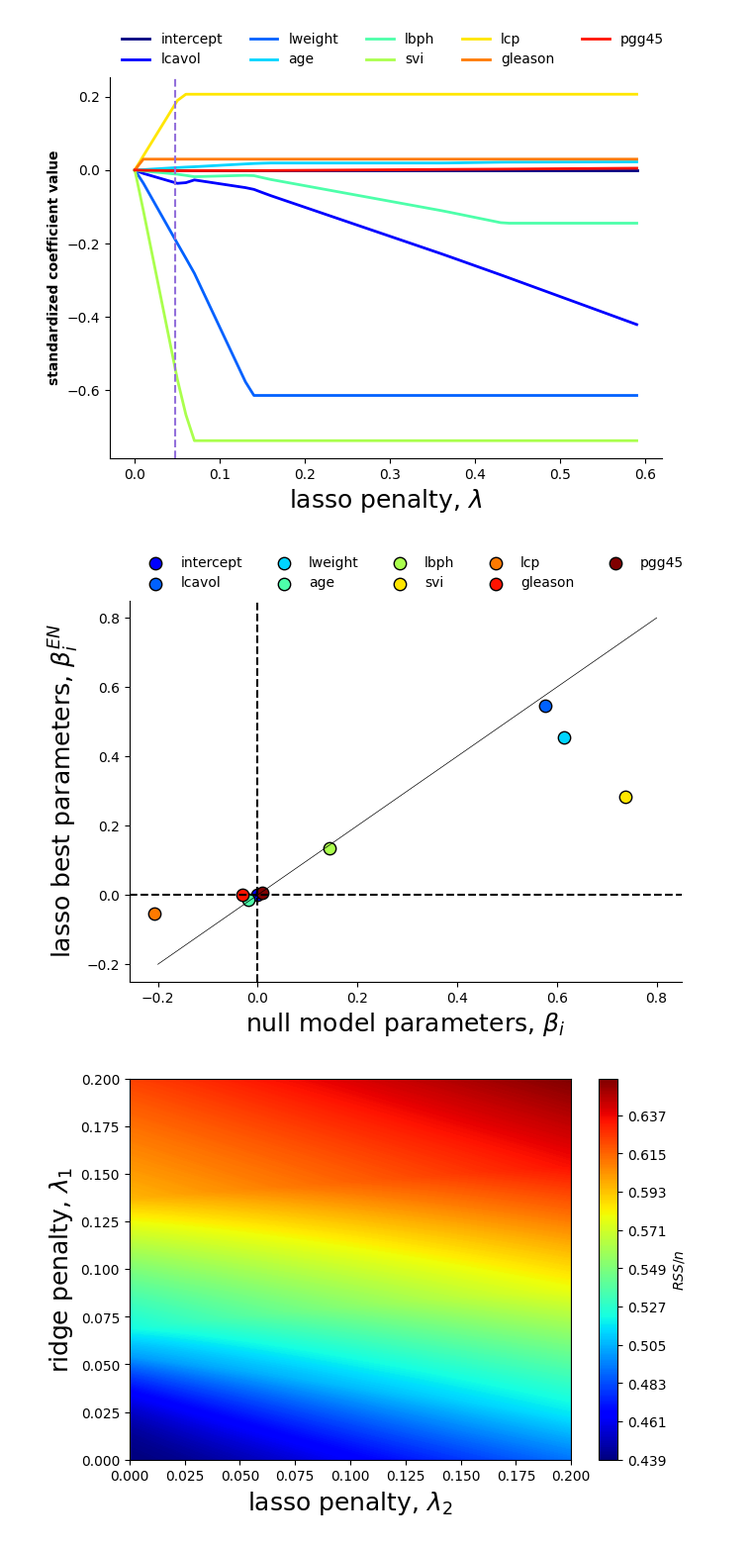
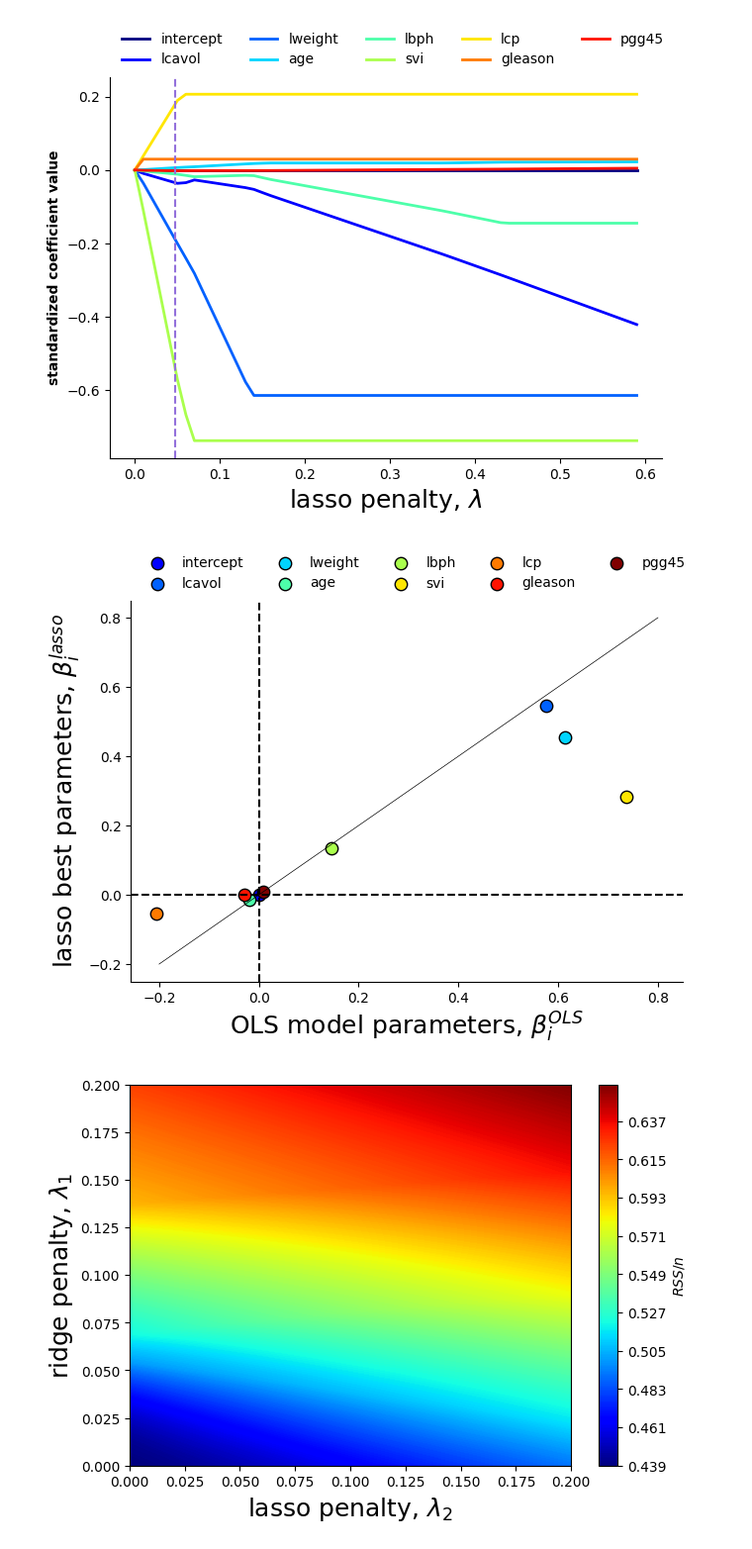
Before and after one commit to ChaosDonkey06/Stats-ML4Genomics, a Jupyter notebook: recitations/10-10-2024.ipynb, the cells around one changed output. Shown at 99% size. Saved outputs shown, nothing was run; the diff lists cells and outputs as text; code cells hidden in the pictures.

```diff
--- a/recitations/10-10-2024.ipynb
+++ b/recitations/10-10-2024.ipynb
@@ -158,9 +158,10 @@ params_null = lasso.coef_
 fig, ax = plt.subplots(1, 1, figsize=(7.2, 5), sharex=True)
 
 for ic, color in enumerate(colors[1:]):
-    ax.scatter(params_null[ic], params[ic],  s=80, fc=color, ec="k", label=labels[ic])
+    if ic>0:
+        ax.scatter(params_null[ic], params[ic],  s=80, fc=color, ec="k", label=labels[ic])
 
-ax.set_xlabel(r"null model parameters, $\beta_i$", fontsize=18)
+ax.set_xlabel(r"OLS model parameters, $\beta^{OLS}_i$", fontsize=18)
 ax.set_ylabel(r"Ridge best parameters, $\beta^{EN}_i$", fontsize=18)
 
 ax.axhline(0, color="black", linestyle="--")
@@ -243,31 +244,31 @@ fig.savefig(os.path.join('figures', 'shrinkage_methods', 'lasso_params.png'))
 # %%
 
 lasso = Lasso(alpha=alphas[λ_hat], fit_intercept=True).fit(X_train, y_train)
 params = lasso.coef_
 
 lasso = Lasso(alpha=0, fit_intercept=True).fit(X_train, y_train)
 params_null = lasso.coef_
 
 fig, ax = plt.subplots(1, 1, figsize=(7.2, 5), sharex=True)
 
 for ic, color in enumerate(colors[1:]):
     ax.scatter(params_null[ic], params[ic],  s=80, fc=color, ec="k", label=labels[ic])
 
-ax.set_xlabel(r"null model parameters, $\beta_i$", fontsize=18)
-ax.set_ylabel(r"lasso best parameters, $\beta^{EN}_i$", fontsize=18)
+ax.set_xlabel(r"OLS model parameters, $\beta^{OLS}_i$", fontsize=18)
+ax.set_ylabel(r"lasso best parameters, $\beta^{lasso}_i$", fontsize=18)
 
 ax.axhline(0, color="black", linestyle="--")
 ax.axvline(0, color="black", linestyle="--")
 
 ax.legend(loc="upper left", frameon=False, bbox_to_anchor=(0.0, 1.15), ncol=5)
 ax.plot([-0.2, 0.8], [-0.2, 0.8], color="k", linestyle="-", label="y=x", lw=0.5)
 
-ax.spines["right"].set_visible(False)
-ax.spines["top"].set_visible(False)
+ax.spines["right"].set_visible( False )
+ax.spines["top"].set_visible( False )
 
 fig.savefig(os.path.join('figures', 'shrinkage_methods', 'lasso_delta_params.png'))
 # %% [output]
-[figure, old version]
+[figure, new version]
 # %%
 from sklearn.linear_model import ElasticNet
 
```
Also changed, not shown: parts of 5 cells of this notebook, 7 other files.
